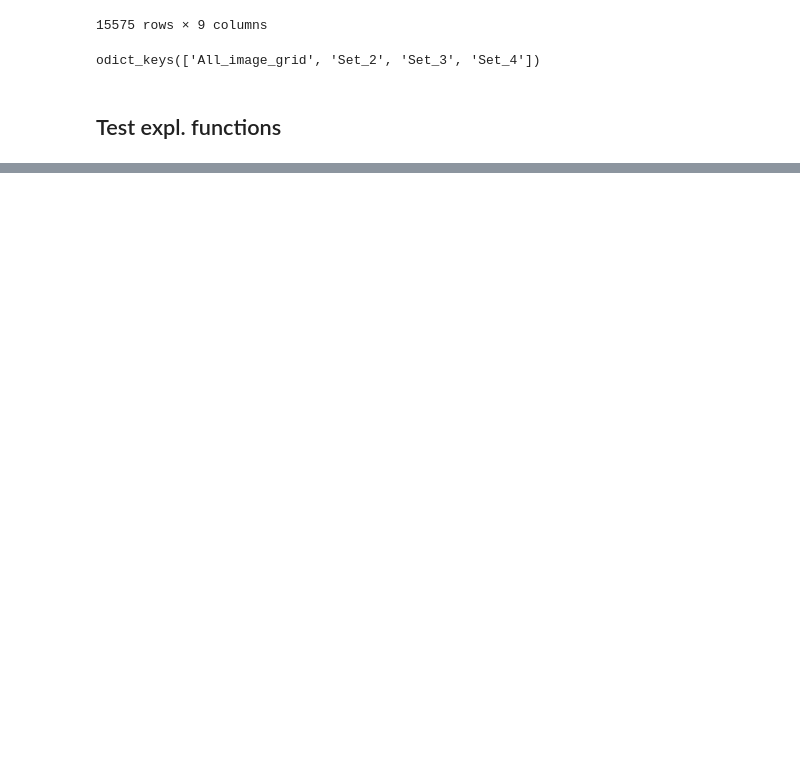
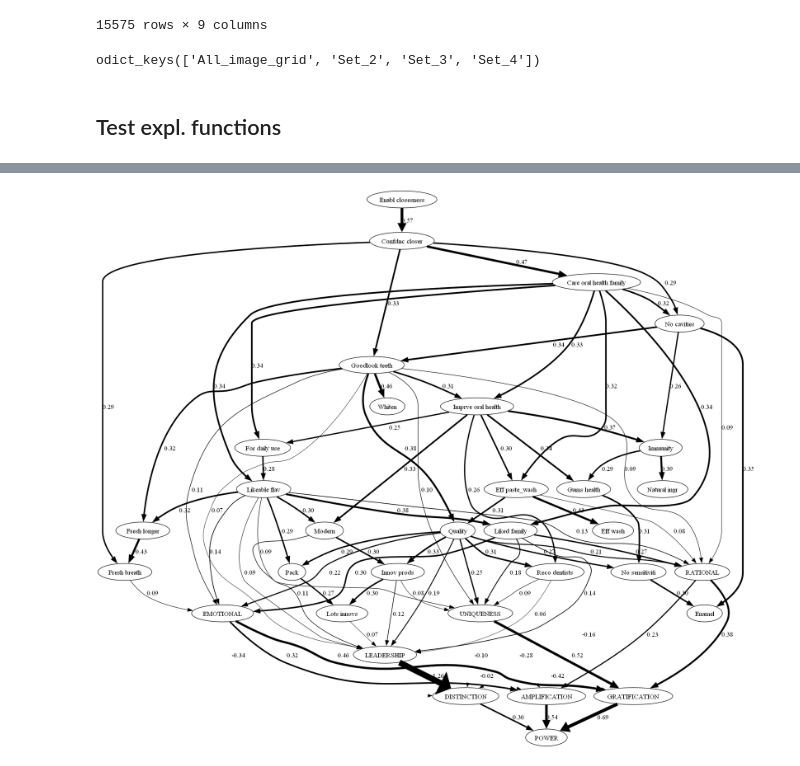
Before and after one commit to woskxmcnvb/BrandImageNetworks, a Jupyter notebook: module_tests.ipynb, the cells around one changed output, grey strips where cells are left out. Cells and saved outputs as stored; diff of their text form; code cells hidden in the pictures; blank space fills up the shorter version.

```diff
--- a/module_tests.ipynb
+++ b/module_tests.ipynb
@@ -44,0 +146,4 @@ expl.ExploratoryReport('data/data.xlsx')
+# %%
+expl.graphs_for_sets['Set_2'].Plot()
+# %% [output]
+[figure, added]
```
Also changed, not shown: parts of 23 cells of this notebook, 3 other files.
